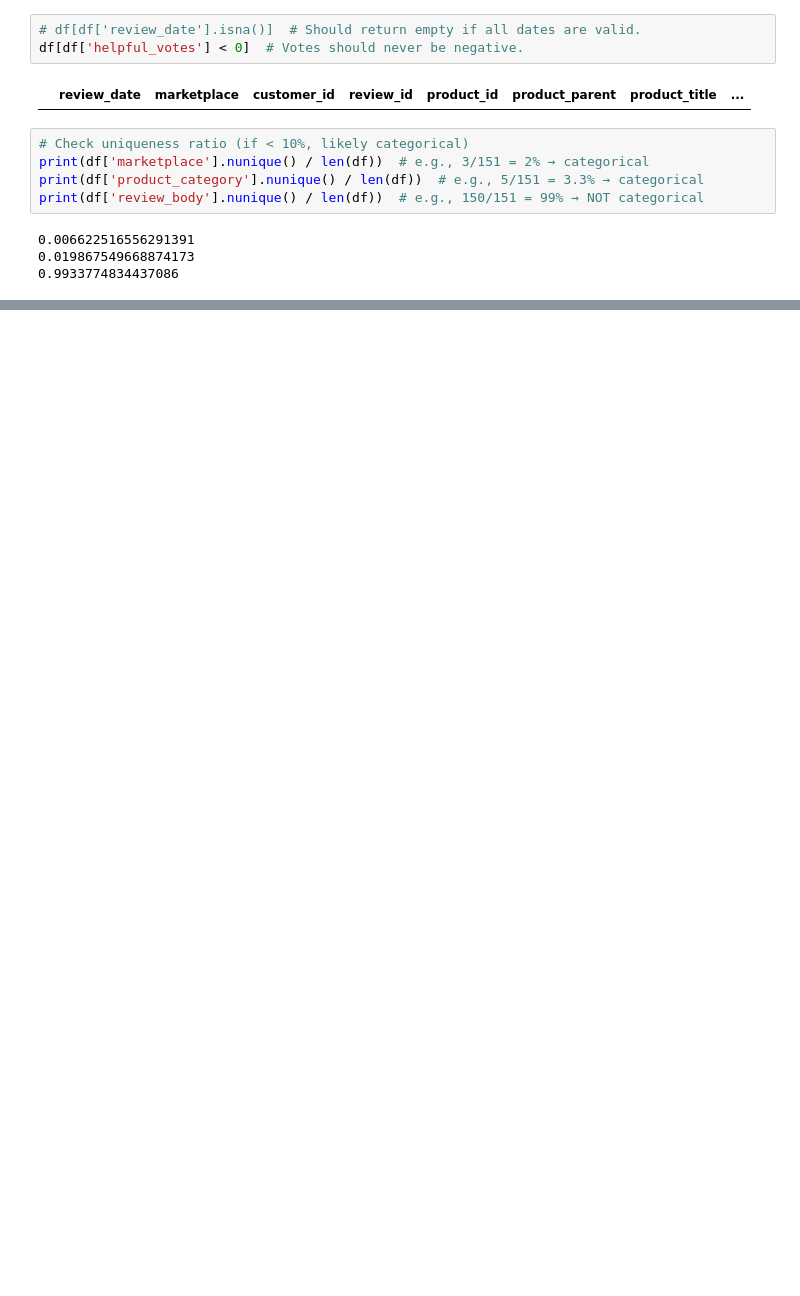
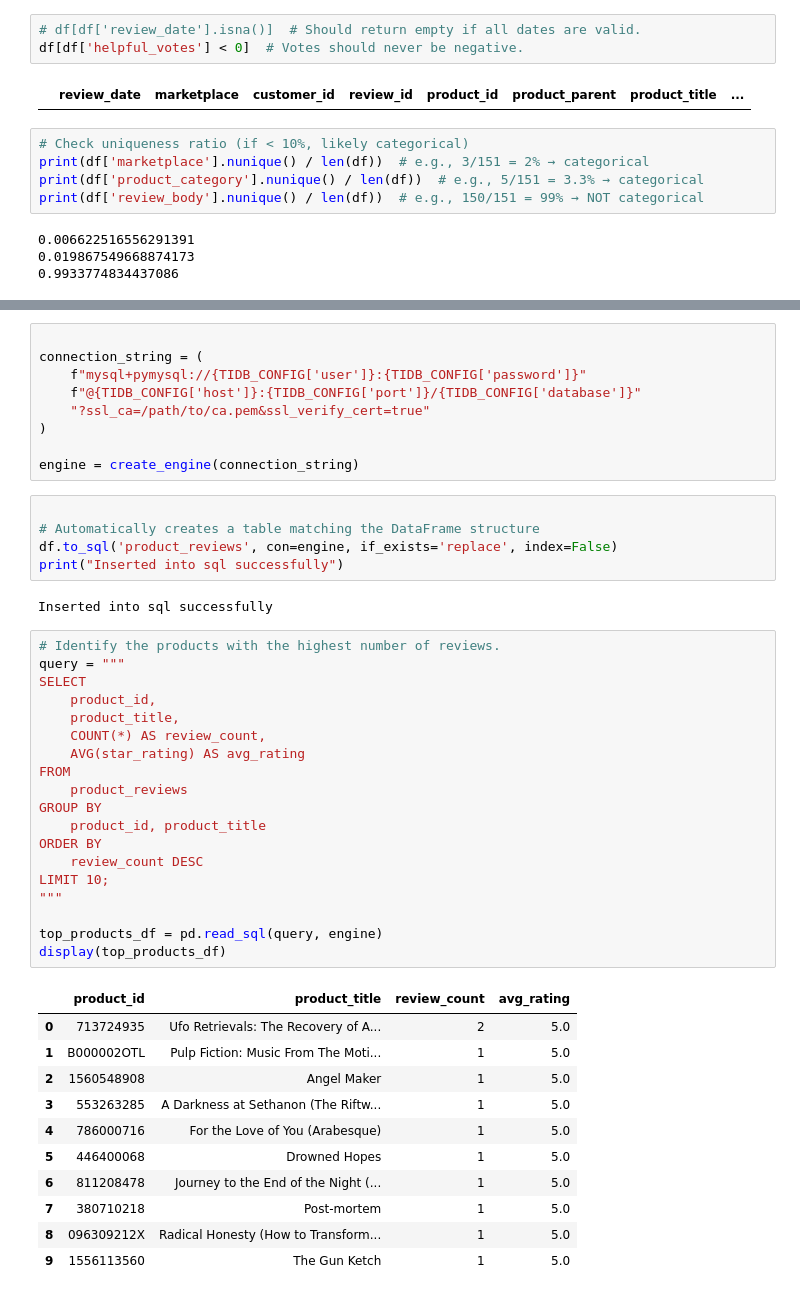
Before and after one commit to Ramprasath2000/Data-pipeline-for-Amazon-Customer-Review-Analysis, a Jupyter notebook: amazon_data_sheet.ipynb, the cells around one changed output, grey strips where cells are left out. Cells and saved outputs as stored; diff of their text form; blank space fills up the shorter version.

```diff
--- a/amazon_data_sheet.ipynb
+++ b/amazon_data_sheet.ipynb
@@ -292,0 +175,47 @@ print(df['review_body'].nunique() / len(df))  # e.g., 150/151 = 99% → NOT cate
+# %%
+
+connection_string = (
+    f"mysql+pymysql://{TIDB_CONFIG['user']}:{TIDB_CONFIG['password']}"
+    f"@{TIDB_CONFIG['host']}:{TIDB_CONFIG['port']}/{TIDB_CONFIG['database']}"
+    "?ssl_ca=/path/to/ca.pem&ssl_verify_cert=true"
+)
+
+engine = create_engine(connection_string)
+# %%
+
+# Automatically creates a table matching the DataFrame structure
+df.to_sql('product_reviews', con=engine, if_exists='replace', index=False)
+print("Inserted into sql successfully")
+# %% [output]
+Inserted into sql successfully
+# %%
+# Identify the products with the highest number of reviews.
+query = """
+SELECT
+    product_id,
+    product_title,
+    COUNT(*) AS review_count,
+    AVG(star_rating) AS avg_rating
+FROM
+    product_reviews
+GROUP BY
+    product_id, product_title
+ORDER BY
+    review_count DESC
+LIMIT 10;
+"""
+
+top_products_df = pd.read_sql(query, engine)
+display(top_products_df)
+# %% [output]
+|  | product_id | product_title | review_count | avg_rating |
+| 0 | 713724935 | Ufo Retrievals: The Recovery of A... | 2 | 5.0 |
+| 1 | B000002OTL | Pulp Fiction: Music From The Moti... | 1 | 5.0 |
+| 2 | 1560548908 | Angel Maker | 1 | 5.0 |
+| 3 | 553263285 | A Darkness at Sethanon (The Riftw... | 1 | 5.0 |
+| 4 | 786000716 | For the Love of You (Arabesque) | 1 | 5.0 |
+| 5 | 446400068 | Drowned Hopes | 1 | 5.0 |
+| 6 | 811208478 | Journey to the End of the Night (... | 1 | 5.0 |
+| 7 | 380710218 | Post-mortem | 1 | 5.0 |
+| 8 | 096309212X | Radical Honesty (How to Transform... | 1 | 5.0 |
+| 9 | 1556113560 | The Gun Ketch | 1 | 5.0 |
```
Also changed, not shown: parts of 22 cells of this notebook.
